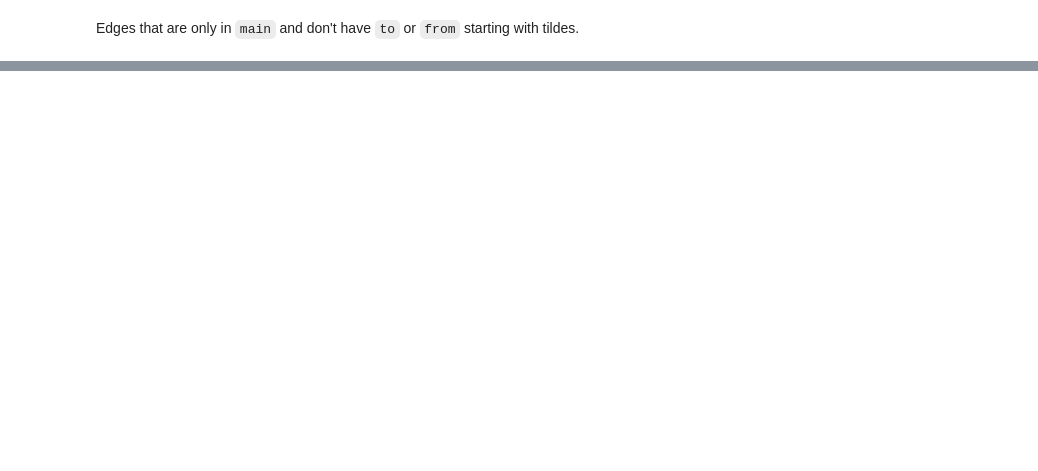
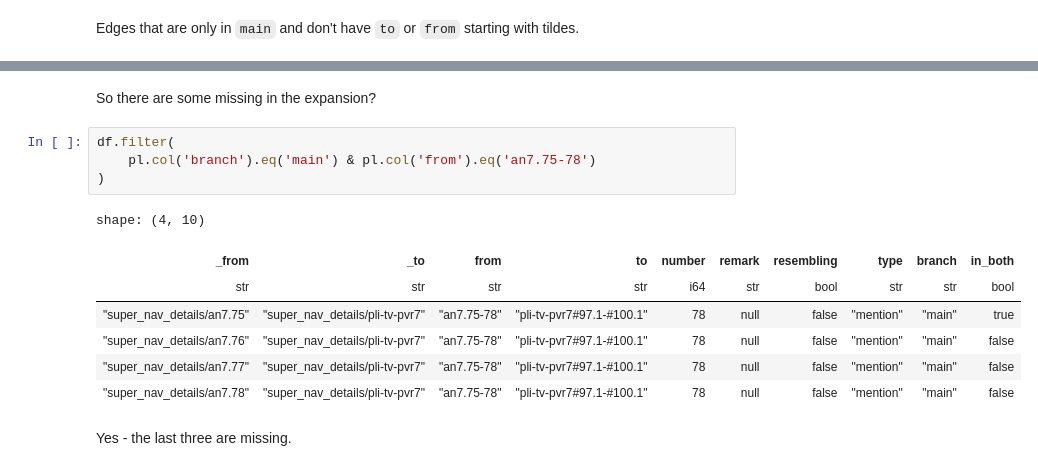
Before and after one commit to suttacentral/relationship_edges, a Jupyter notebook: investigate_combined.ipynb, the cells around one changed output, grey strips where cells are left out. Drawn from its saved outputs; the diff is of its cells as text; blank space fills up the shorter version.

Commit message:
Found some missing edges.

```diff
--- a/investigate_combined.ipynb
+++ b/investigate_combined.ipynb
@@ -125,0 +148,16 @@ shape: (116, 10)
+# %% [markdown]
+So there are some missing in the expansion?
+# %%
+df.filter(
+    pl.col('branch').eq('main') & pl.col('from').eq('an7.75-78')
+)
+# %% [output]
+shape: (4, 10)
+| _from | _to | from | to | number | remark | resembling | type | branch | in_both |
+| str | str | str | str | i64 | str | bool | str | str | bool |
+| "super_nav_details/an7.75" | "super_nav_details/pli-tv-pvr7" | "an7.75-78" | "pli-tv-pvr7#97.1-#100.1" | 78 | null | false | "mention" | "main" | true |
+| "super_nav_details/an7.76" | "super_nav_details/pli-tv-pvr7" | "an7.75-78" | "pli-tv-pvr7#97.1-#100.1" | 78 | null | false | "mention" | "main" | false |
+| "super_nav_details/an7.77" | "super_nav_details/pli-tv-pvr7" | "an7.75-78" | "pli-tv-pvr7#97.1-#100.1" | 78 | null | false | "mention" | "main" | false |
+| "super_nav_details/an7.78" | "super_nav_details/pli-tv-pvr7" | "an7.75-78" | "pli-tv-pvr7#97.1-#100.1" | 78 | null | false | "mention" | "main" | false |
+# %% [markdown]
+Yes - the last three are missing.
```
Also changed, not shown: parts of 2 cells of this notebook.
